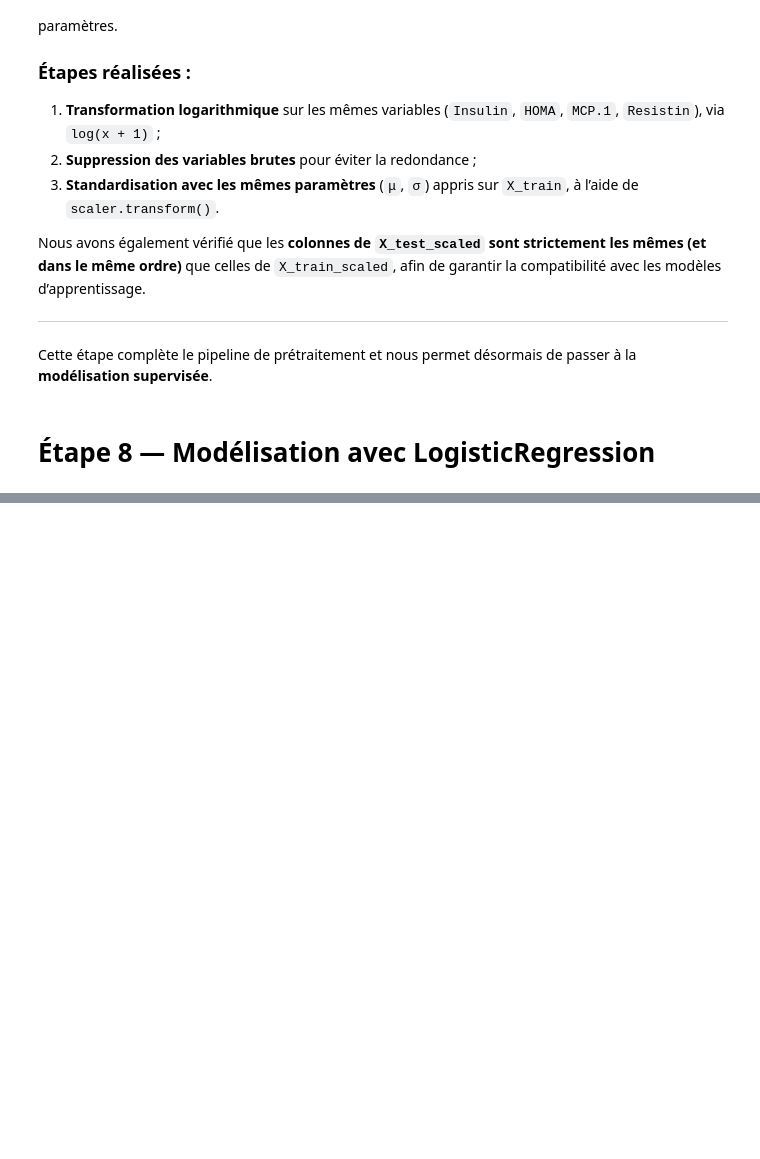
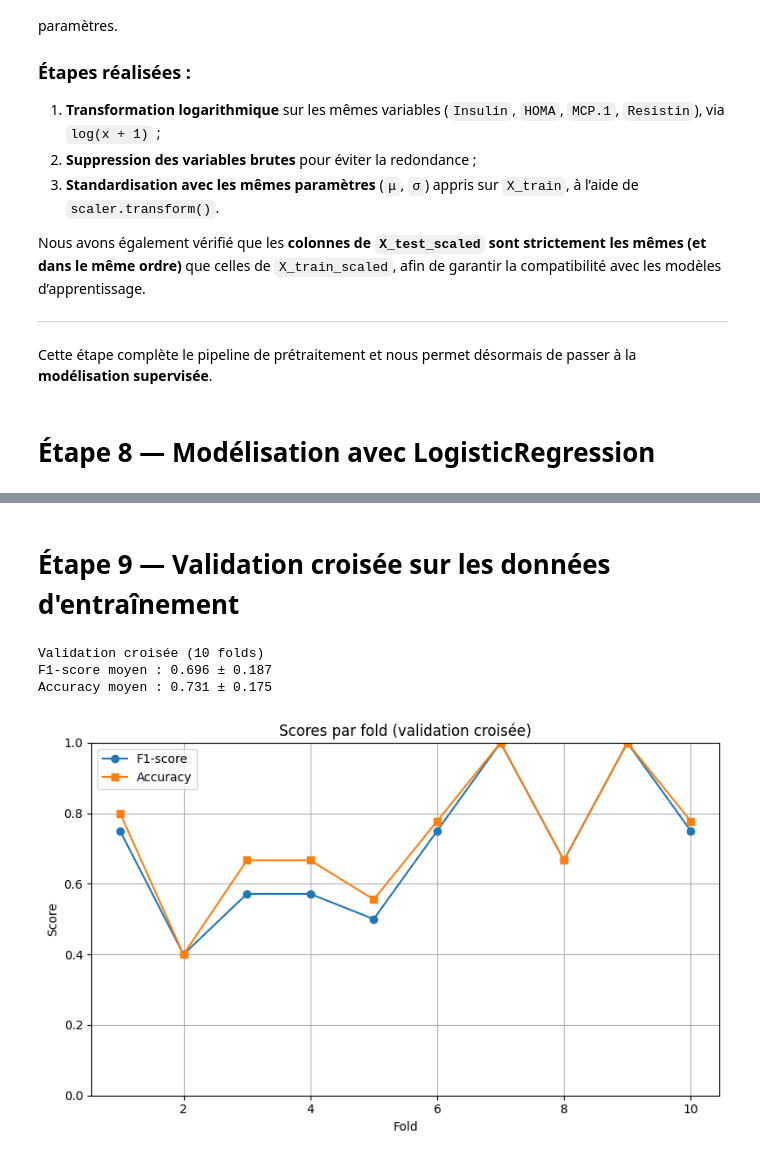
Before and after one commit to ErwanR123/breast-cancer-detection, a Jupyter notebook: logistic_regression.ipynb, the cells around one changed output, grey strips where cells are left out. Drawn from its saved outputs; the diff is of its cells as text; code cells hidden in the pictures; blank space fills up the shorter version.

```diff
--- a/logistic_regression.ipynb
+++ b/logistic_regression.ipynb
@@ -894,0 +580,32 @@ Modèle régularisé     0.792     0.762  0.811
+# %% [markdown]
+# Étape 9 — Validation croisée sur les données d'entraînement
+# %%
+from sklearn.model_selection import cross_val_score
+
+# Validation croisée (10 folds) sur le modèle simple
+f1_scores = cross_val_score(logreg_simple, X_train_scaled, y_train, cv=10, scoring='f1')
+acc_scores = cross_val_score(logreg_simple, X_train_scaled, y_train, cv=10, scoring='accuracy')
+
+# Résumé
+print("Validation croisée (10 folds)")
+print(f"F1-score moyen : {f1_scores.mean():.3f} ± {f1_scores.std():.3f}")
+print(f"Accuracy moyen : {acc_scores.mean():.3f} ± {acc_scores.std():.3f}")
+
+# Visualisation des scores par fold
+folds = range(1, len(f1_scores) + 1)
+plt.figure(figsize=(8, 5))
+plt.plot(folds, f1_scores, marker='o', label='F1-score')
+plt.plot(folds, acc_scores, marker='s', label='Accuracy')
+plt.title("Scores par fold (validation croisée)")
+plt.xlabel("Fold")
+plt.ylabel("Score")
+plt.ylim(0, 1)
+plt.grid(True)
+plt.legend()
+plt.tight_layout()
+plt.show()
+# %% [output]
+Validation croisée (10 folds)
+F1-score moyen : 0.696 ± 0.187
+Accuracy moyen : 0.731 ± 0.175
+[figure, added]
```
Also changed, not shown: parts of 26 cells of this notebook.
